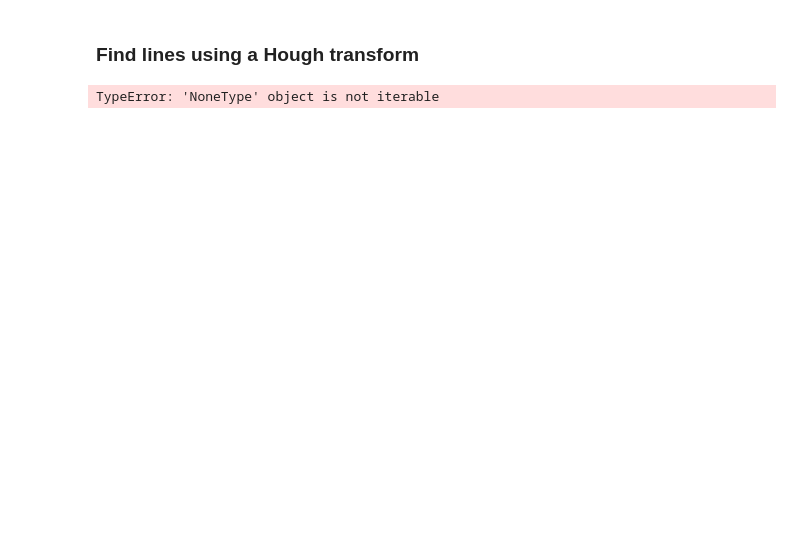
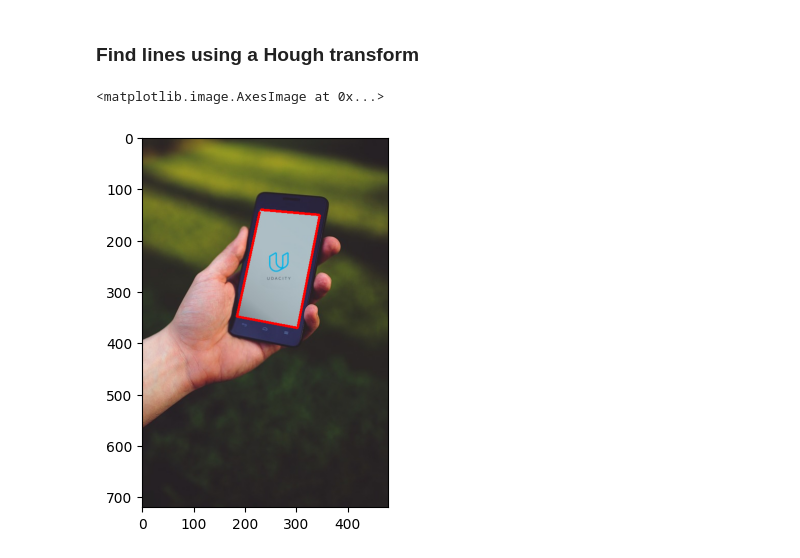
Before and after one commit to RobertIonut19/cd0360-Introduction-to-Computer-Vision, a Jupyter notebook: 1_2_Convolutional_Filters_Edge_Detection/6_1. Hough lines.ipynb, the cells around one changed output. Drawn from its saved outputs; the diff is of its cells as text; code cells hidden in the pictures; blank space fills up the shorter version.

```diff
--- a/1_2_Convolutional_Filters_Edge_Detection/6_1. Hough lines.ipynb
+++ b/1_2_Convolutional_Filters_Edge_Detection/6_1. Hough lines.ipynb
@@ -39,24 +40,25 @@ plt.imshow(edges, cmap='gray')
 # %%
 # Define the Hough transform parameters
 # Make a blank the same size as our image to draw on
 rho = 1
 theta = np.pi/180
-threshold = 60
-min_line_length = 50
-max_line_gap = 5
+threshold = 65
+min_line_length = 100
+max_line_gap = 8
 
 line_image = np.copy(image) #creating an image copy to draw lines on
 
 # Run Hough on the edge-detected image
 lines = cv2.HoughLinesP(edges, rho, theta, threshold, np.array([]),
                         min_line_length, max_line_gap)
 
 
 # Iterate over the output "lines" and draw lines on the image copy
 for line in lines:
     for x1,y1,x2,y2 in line:
-        cv2.line(line_image,(x1,y1),(x2,y2),(255,0,0),5)
+        cv2.line(line_image,(x1,y1),(x2,y2),(255,0,0),4)
 
 plt.imshow(line_image)
 # %% [output]
-TypeError: 'NoneType' object is not iterable
+<matplotlib.image.AxesImage at 0x...>
+[figure, added]
```
Also changed, not shown: parts of 3 cells of this notebook, 5 other files.
